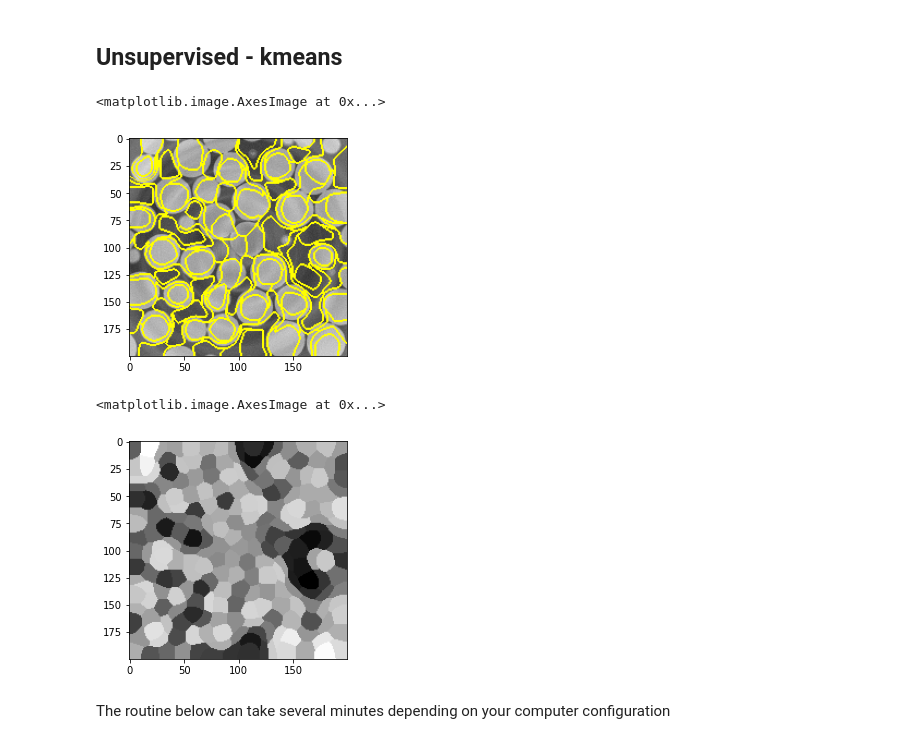
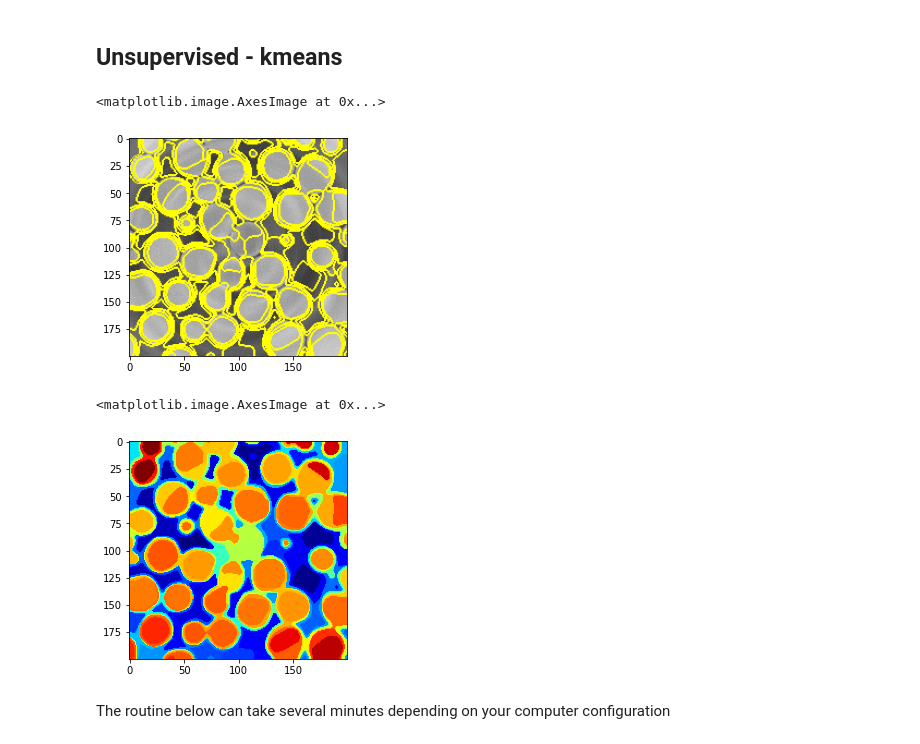
Before and after one commit to CameraIA/dipmicroct, a Jupyter notebook: partII/02_machineLearning.ipynb, the cells around one changed output. Cells and saved outputs as stored; diff of their text form; code cells hidden in the pictures.

```diff
--- a/partII/02_machineLearning.ipynb
+++ b/partII/02_machineLearning.ipynb
@@ -111,20 +111,20 @@ Estimated number of objects in the stack: 65
 # %%
 from skimage.segmentation import slic, mark_boundaries
 from skimage import restoration
-segments = slic(b, n_segments=120, compactness=0.05, enforce_connectivity=True, sigma=5, max_iter=500, multichannel=False) #higher compact = more weight space, more square
+segments = slic(b, n_segments=120, compactness=0.05, enforce_connectivity=False, sigma=2.5, max_iter=200, multichannel=False) #higher compact = more weight space, more square
 plt.imshow(mark_boundaries(b, segments))
 # %% [output]
 <matplotlib.image.AxesImage at 0x...>
-[figure, old version]
+[figure, new version]
 # %%
 from skimage import color
 from skimage.future import graph
 aslice = img[len(img)//2,:,:]
 output = color.label2rgb(segments, aslice, kind='avg')
-plt.imshow(output,cmap='gray')
+plt.imshow(output,cmap='jet')
 # %% [output]
 <matplotlib.image.AxesImage at 0x...>
-[figure, old version]
+[figure, new version]
 # %% [markdown]
 The routine below can take several minutes depending on your computer configuration
 # %%
```
